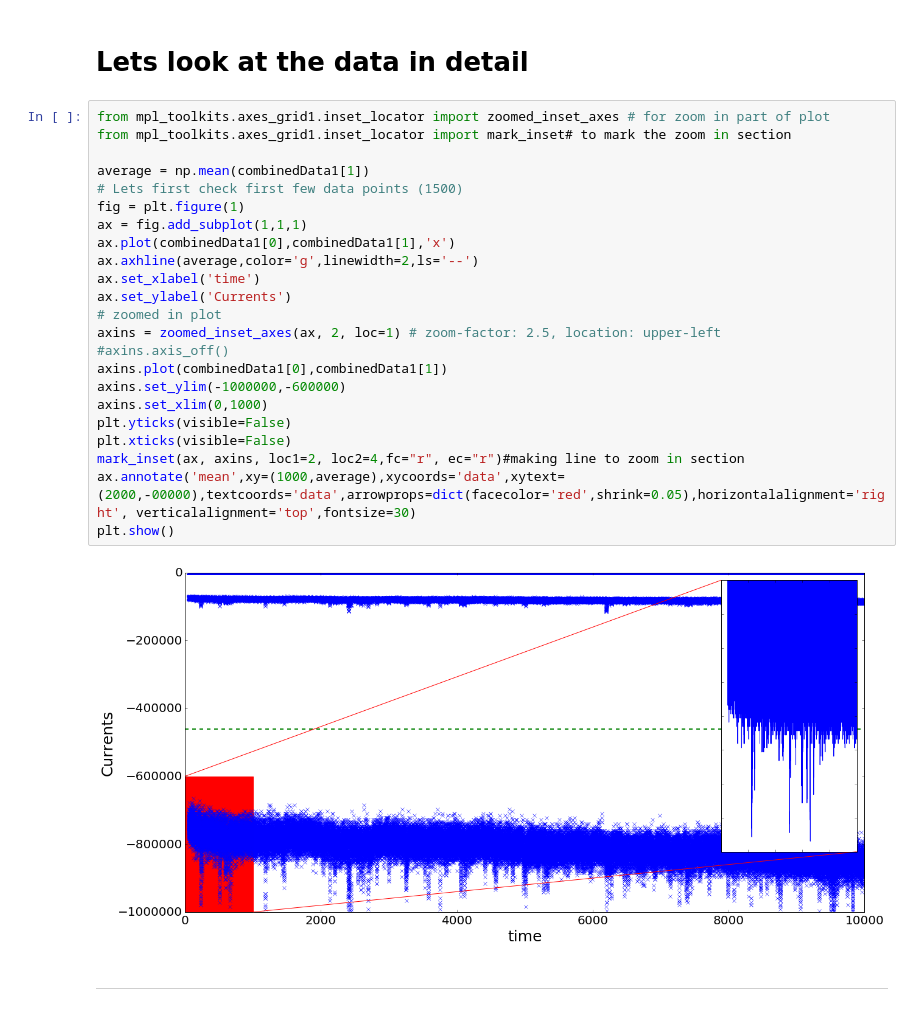
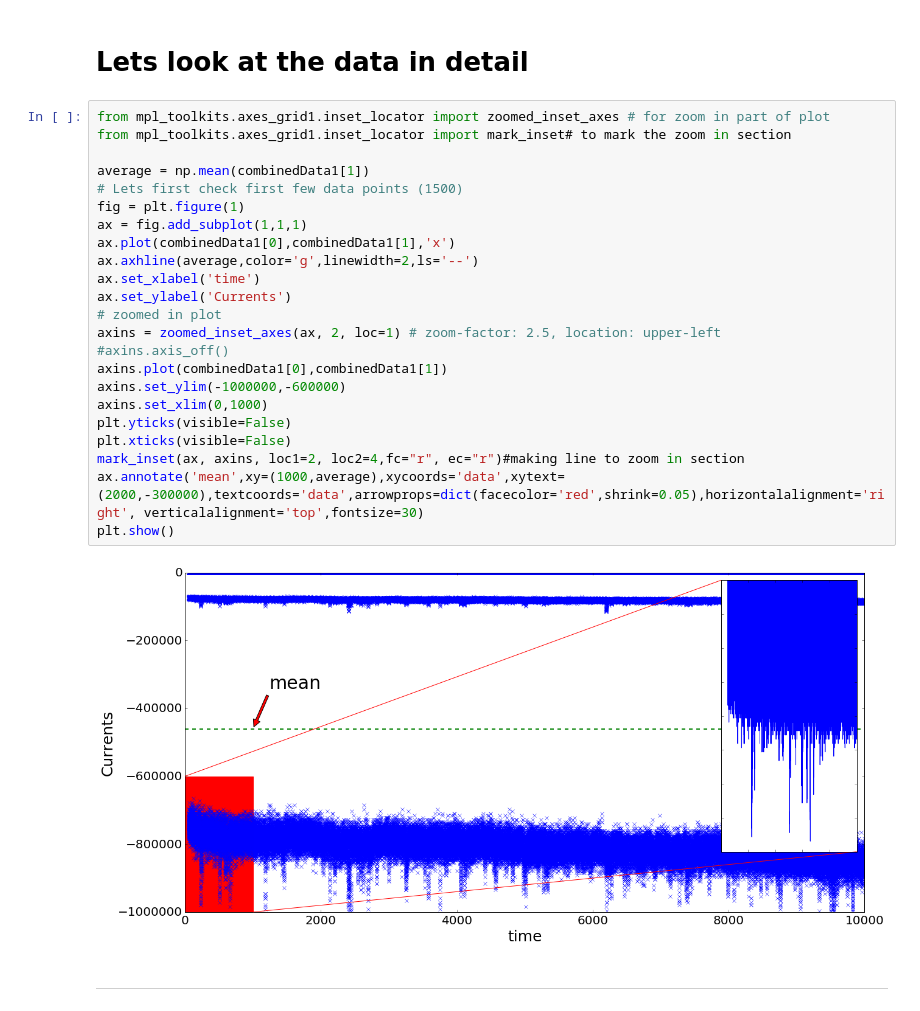
Before and after one commit to jamka1902/Python-Course, a Jupyter notebook: Data_analysis.ipynb, the cells around one changed output. Drawn from its saved outputs; the diff is of its cells as text.

Commit message:
changes in Data_analysis

```diff
--- a/Data_analysis.ipynb
+++ b/Data_analysis.ipynb
@@ -192,28 +194,28 @@ plotData(combinedData1)
 # %%
 from mpl_toolkits.axes_grid1.inset_locator import zoomed_inset_axes # for zoom in part of plot
 from mpl_toolkits.axes_grid1.inset_locator import mark_inset# to mark the zoom in section
 
 average = np.mean(combinedData1[1])
 # Lets first check first few data points (1500)
 fig = plt.figure(1)
 ax = fig.add_subplot(1,1,1)
 ax.plot(combinedData1[0],combinedData1[1],'x')
 ax.axhline(average,color='g',linewidth=2,ls='--')
 ax.set_xlabel('time')
 ax.set_ylabel('Currents')
 # zoomed in plot
 axins = zoomed_inset_axes(ax, 2, loc=1) # zoom-factor: 2.5, location: upper-left
 #axins.axis_off()
 axins.plot(combinedData1[0],combinedData1[1])
 axins.set_ylim(-1000000,-600000)
 axins.set_xlim(0,1000)
 plt.yticks(visible=False)
 plt.xticks(visible=False)
 mark_inset(ax, axins, loc1=2, loc2=4,fc="r", ec="r")#making line to zoom in section
-ax.annotate('mean',xy=(1000,average),xycoords='data',xytext=(2000,-00000),textcoords='data',arrowprops=dict(facecolor='red',shrink=0.05),horizontalalignment='right', verticalalignment='top',fontsize=30)
+ax.annotate('mean',xy=(1000,average),xycoords='data',xytext=(2000,-300000),textcoords='data',arrowprops=dict(facecolor='red',shrink=0.05),horizontalalignment='right', verticalalignment='top',fontsize=30)
 plt.show()
 # %% [output]
-[figure, old version]
+[figure, new version]
 # %% [markdown]
 <hr style="height:3px;border:none;color:#333;background-color:#333;" />
 # %% [markdown]
```
Also changed, not shown: parts of 2 cells of this notebook, 1 other file.
